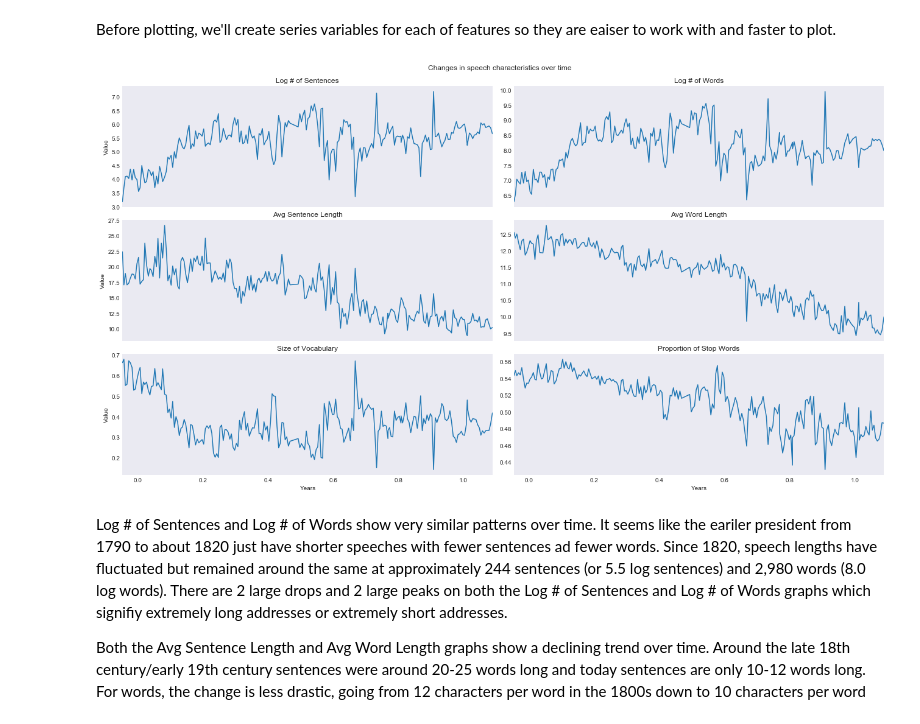
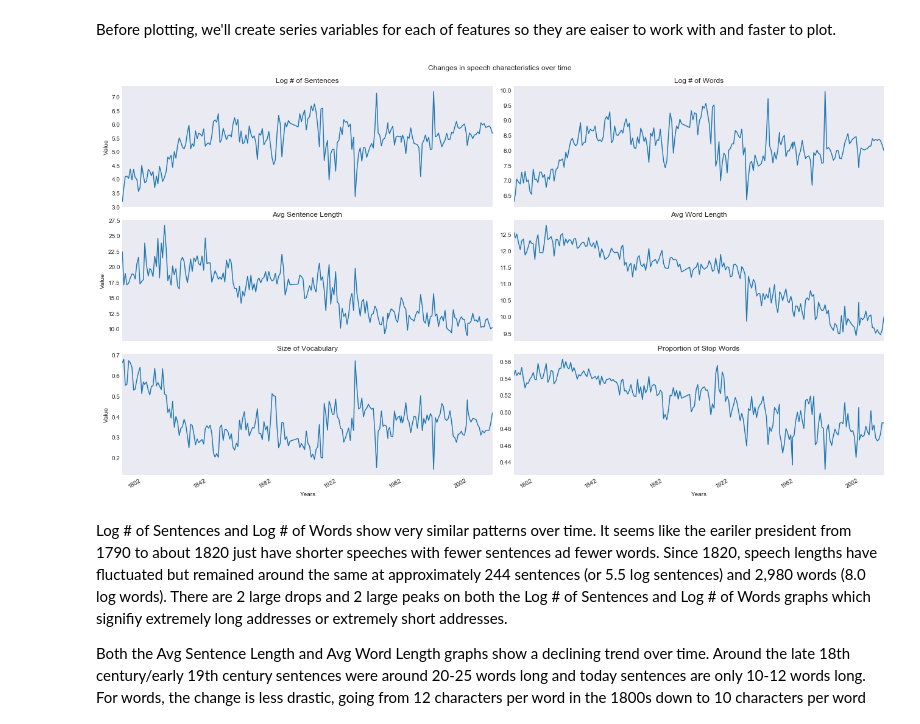
Before and after one commit to chitwankaudan/159proj1, a Jupyter notebook: state_of_the_union_analysis-p2.ipynb, the cells around one changed output. Saved outputs shown, nothing was run; the diff lists cells and outputs as text; code cells hidden in the pictures.

```diff
--- a/state_of_the_union_analysis-p2.ipynb
+++ b/state_of_the_union_analysis-p2.ipynb
@@ -189,44 +189,42 @@ fig.subplots_adjust(top=0.94)
 fig.suptitle('Changes in speech characteristics over time')
 
 #Plot the log(# of sentences)
-np.log(x).plot(ax = ax1[0])
+np.log(sents).plot(ax = ax1[0])
 ax1[0].set_title('Log # of Sentences')
 ax1[0].xaxis.set_visible(False)
 ax1[0].set_ylabel('Value')
 
 #Plot the log(# of cleaned words)
 np.log(clean_words).plot(ax = ax1[1])
 ax1[1].set_title('Log # of Words')
 ax1[1].xaxis.set_visible(False)
 
 #Plot the average # of words in each sentence (or average sentence length)
-(clean_words/sent).plot(ax = ax2[0])
+(clean_words/sents).plot(ax = ax2[0])
 ax2[0].set_title('Avg Sentence Length')
 ax2[0].xaxis.set_visible(False)
 ax2[0].set_ylabel('Value')
 
 #Plot the average # of characters in each word (or average word length)
 (char/clean_words).plot(ax = ax2[1])
 ax2[1].set_title('Avg Word Length')
 ax2[1].xaxis.set_visible(False)
 
 #Plot the proportion of stemmed, unique word over the total # of cleaned word (Vocabulary Size)
 (unq_stem_clean_words/clean_words).plot(ax = ax3[0])
 ax3[0].set_title('Size of Vocabulary')
 ax3[0].set_ylabel('Value')
 ax3[0].set_xlabel('Years')
-ax3[0].set_xticklabels(ax3[0].get_xticklabels(),rotation=0)
 
 #Plot the proportion of stop words and punctuation over all words (Proportion of Stop Words)
 ((all_words - clean_words)/all_words).plot(ax = ax3[1])
 ax3[1].set_title('Proportion of Stop Words')
 ax3[1].set_xlabel('Years')
-ax3[1].set_xticklabels(ax3[1].get_xticklabels(),rotation=0)
 
 #Save our plots as pngs in the fig directory
 plt.savefig("fig/speech_changes.png")
 # %% [output]
-[figure, old version]
+[figure, new version]
 # %% [markdown]
 Log # of Sentences and Log # of Words show very similar patterns over time. It seems like the eariler president from 1790 to about 1820 just have shorter speeches with fewer sentences ad fewer words. Since 1820, speech lengths have fluctuated but remained around the same at approximately 244 sentences (or 5.5 log sentences) and 2,980 words (8.0 log words). There are 2 large drops and 2 large peaks on both the Log # of Sentences and Log # of Words graphs which signifiy extremely long addresses or extremely short addresses.
 
```
Also changed, not shown: 9 other files.
